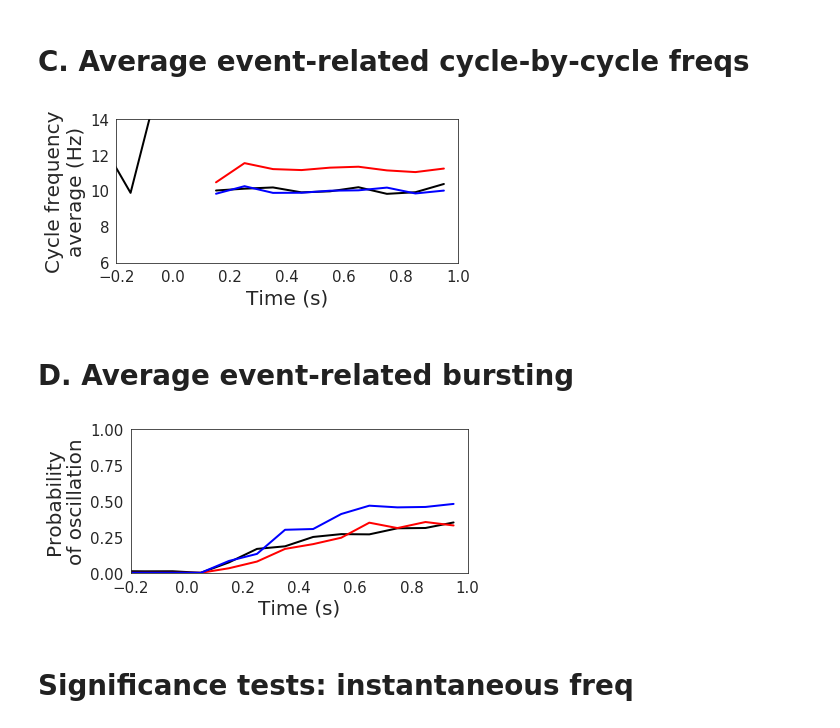
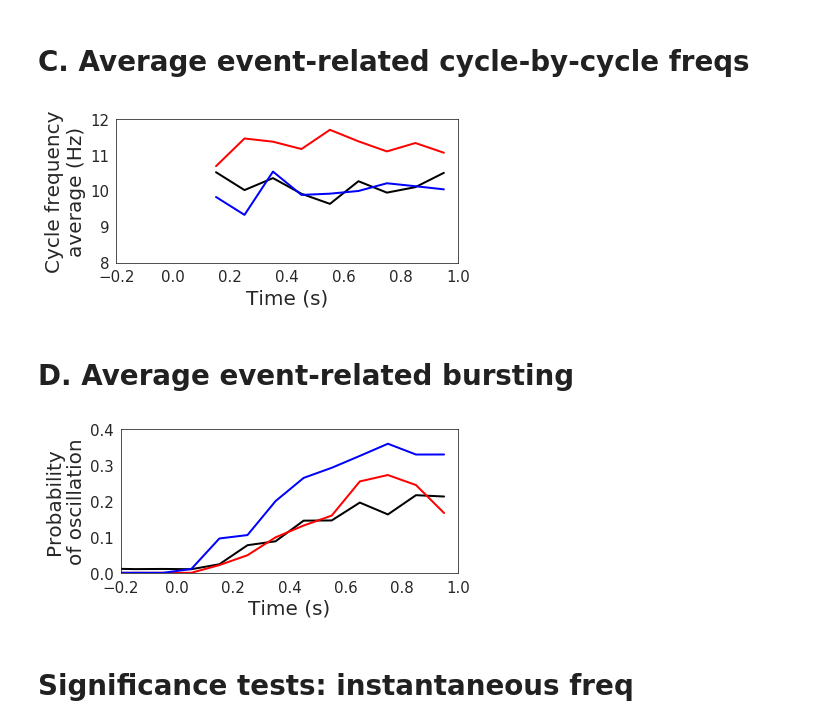
Before and after one commit to voytekresearch/Cole_2018_cyclebycycle, a Jupyter notebook: Figure5_Instantaneous vs cycle by cycle frequency.ipynb, the cells around one changed output. Saved outputs shown, nothing was run; the diff lists cells and outputs as text; code cells hidden in the pictures.

```diff
--- a/Figure5_Instantaneous vs cycle by cycle frequency.ipynb
+++ b/Figure5_Instantaneous vs cycle by cycle frequency.ipynb
@@ -54,23 +46,39 @@ start_time = time()
 for c in conditions:
     for tr in range(N_trials):
         # Simulate noise
-        brown = sim_filtered_noise(T_full + 10, Fs, exponent = exponent,
+        brown = sim_filtered_noise(T_full + 10, Fs, exponent = config_sim['exponent'],
                                    f_range=config_sim['f_range_noise'],
                                    filter_order=config_sim['filter_order_noise'])
         brown = brown[:len(t)]
-        brown = stats.zscore(brown)
 
         # Generate oscillator after time zero
         oscillator, df = sim_bursty_oscillator(T_burst, Fs, osc_freqs[c],
                                                prob_enter_burst=prob_enter_bursts[c],
                                                prob_leave_burst=prob_leave_bursts[c],
-                                               rdsym = rdsym,
-                                               cycle_features=cycle_features,
+                                               rdsym = config_sim['rdsym'],
+                                               cycle_features=config_sim['cycle_features'],
                                                return_cycle_df=True)
+
+
+        # Normalize oscillator and noise powers
+        if df['is_cycle'].sum() > 0:
+            # Determine when oscillation is present
+            osc_present = np.zeros(len(oscillator), dtype=bool)
+            for i, row in df.iterrows():
+                if row['is_cycle']:
+                    osc_present[row['start_sample']: row['start_sample'] + row['period']] = True
+
+            # Normalize noise by relative variance of 2 signals
+            ratio_osc_var = 2
+            oscillator_var = np.var(oscillator[osc_present])
+            brown_var = np.var(brown)
+            brown = np.sqrt(brown**2 * oscillator_var /
+                            (brown_var * ratio_osc_var)) * np.sign(brown)
+
 
         # Add oscillator after time zero
         x = np.copy(brown)
-        x[-len(oscillator):] += 3*oscillator
+        x[-len(oscillator):] += oscillator
         xs[c].append(x)
         dfs[c].append(df)
     print('Completed condition {:s}, # seconds = {:.0f}'.format(c, time() - start_time))
@@ -81,7 +89,7 @@ Completed condition more bursts, # seconds = 230
 # %% [markdown]
 # A. Visualize single trials for each condition
 # %%
-ymax = 7
+ymax = 3
 
 trial_plot = {'baseline': 20, 'faster': 10, 'more bursts': 24}
 plt.figure(figsize=(6,6))
@@ -162,7 +170,7 @@ for c in conditions:
         xs_filt[c].append(x_filt)
 
         df_shape = compute_features(x_filt, Fs, config_sim['f_range'], center_extrema='P',
-                                    burst_detection_kwargs=osc_detect_kwargs)
+                                    burst_detection_kwargs=config_sim['osc_detect_kwargs'])
         df_shape['trial'] = tr
         dfs_shape[c].append(df_shape)
 
@@ -184,33 +192,33 @@ for c in conditions:
 # %%
 plt.figure(figsize=(6.2,3))
 for i, c in enumerate(conditions):
-    plt.plot(bin_centers, binned_freqs[c], label=c, color=colors[i])
+    plt.plot(bin_centers[6:], binned_freqs[c][6:], label=c, color=colors[i])
 
 plt.xlim((-.2, 1))
-plt.ylim((6,14))
+plt.ylim((8, 12))
 plt.xlabel('Time (s)')
 plt.ylabel('Cycle frequency\naverage (Hz)')
 
 plt.tight_layout()
 plt.savefig('figs/5C_cycle_freq_ts')
 # %% [output]
-[figure, old version]
+[figure, new version]
 # %% [markdown]
 # D. Average event-related bursting
 # %%
 plt.figure(figsize=(6.2,3))
 for i, c in enumerate(conditions):
     plt.plot(bin_centers, binned_bursts[c], label=c, color=colors[i])
 
 plt.xlim((-.2, 1))
-plt.ylim((0, 1))
+plt.ylim((0, .4))
 plt.xlabel('Time (s)')
 plt.ylabel('Probability\nof oscillation')
 
 plt.tight_layout()
 plt.savefig('figs/5D_cycle_burst_ts')
 # %% [output]
-[figure, old version]
+[figure, new version]
 # %% [markdown]
 # Significance tests: instantaneous freq
 # %%
```
Also changed, not shown: parts of 10 cells of this notebook, 7 other files.
